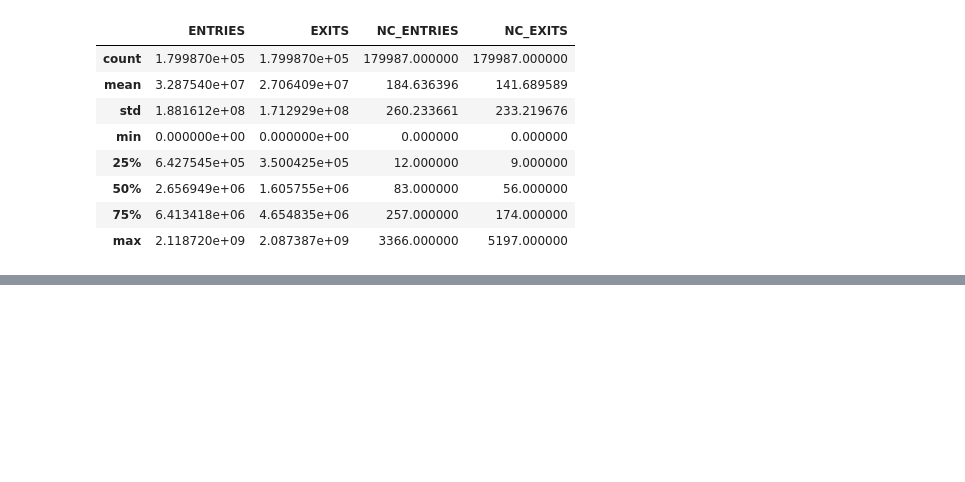
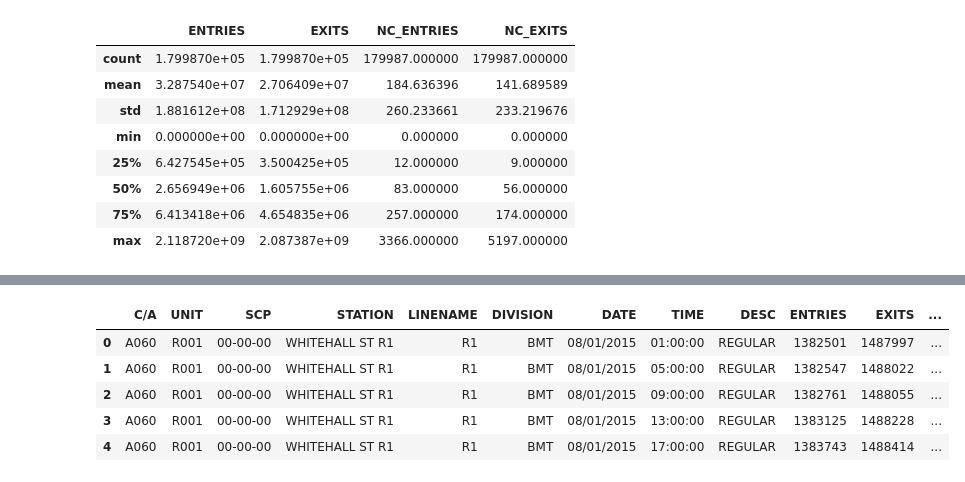
Before and after one commit to jeffhudson/misc_projects, a Jupyter notebook: mta_ridership/MTA_Ridership.ipynb, the cells around one changed output, grey strips where cells are left out. Drawn from its saved outputs; the diff is of its cells as text; code cells hidden in the pictures; blank space fills up the shorter version.

```diff
--- a/mta_ridership/MTA_Ridership.ipynb
+++ b/mta_ridership/MTA_Ridership.ipynb
@@ -213,0 +214,26 @@ ndf[ndf.NC_EXITS > 5000]
+# %%
+## Next let's explore the data a bit:
+##  Step 1: Aggregate the data by station to compare ridership at different stops
+##           and different lines
+##  Step 2: Aggregate all stations by day/time to visualize daily/weekly patterns
+
+## Step 1
+
+## First let's make the station names unique by appending the linename to them.
+##  Not necessarily pretty but effective.
+
+comparison_set = ndf.copy()
+## Always use a copy! don't alter the original dataset in case we want to use it to do something else later
+##   Also useful for prototyping when we go back and make revisions, we want to start from scratch each time
+##    not build off previous mistakes or need to correct them first
+
+comparison_set.STATION = comparison_set.STATION + " " + comparison_set.LINENAME
+
+comparison_set.head()
+# %% [output]
+|  | C/A | UNIT | SCP | STATION | LINENAME | DIVISION | DATE | TIME | DESC | ENTRIES | EXITS | ... |
+| 0 | A060 | R001 | 00-00-00 | WHITEHALL ST R1 | R1 | BMT | 08/01/2015 | 01:00:00 | REGULAR | 1382501 | 1487997 | ... |
+| 1 | A060 | R001 | 00-00-00 | WHITEHALL ST R1 | R1 | BMT | 08/01/2015 | 05:00:00 | REGULAR | 1382547 | 1488022 | ... |
+| 2 | A060 | R001 | 00-00-00 | WHITEHALL ST R1 | R1 | BMT | 08/01/2015 | 09:00:00 | REGULAR | 1382761 | 1488055 | ... |
+| 3 | A060 | R001 | 00-00-00 | WHITEHALL ST R1 | R1 | BMT | 08/01/2015 | 13:00:00 | REGULAR | 1383125 | 1488228 | ... |
+| 4 | A060 | R001 | 00-00-00 | WHITEHALL ST R1 | R1 | BMT | 08/01/2015 | 17:00:00 | REGULAR | 1383743 | 1488414 | ... |
```
Also changed, not shown: parts of 7 cells of this notebook.
